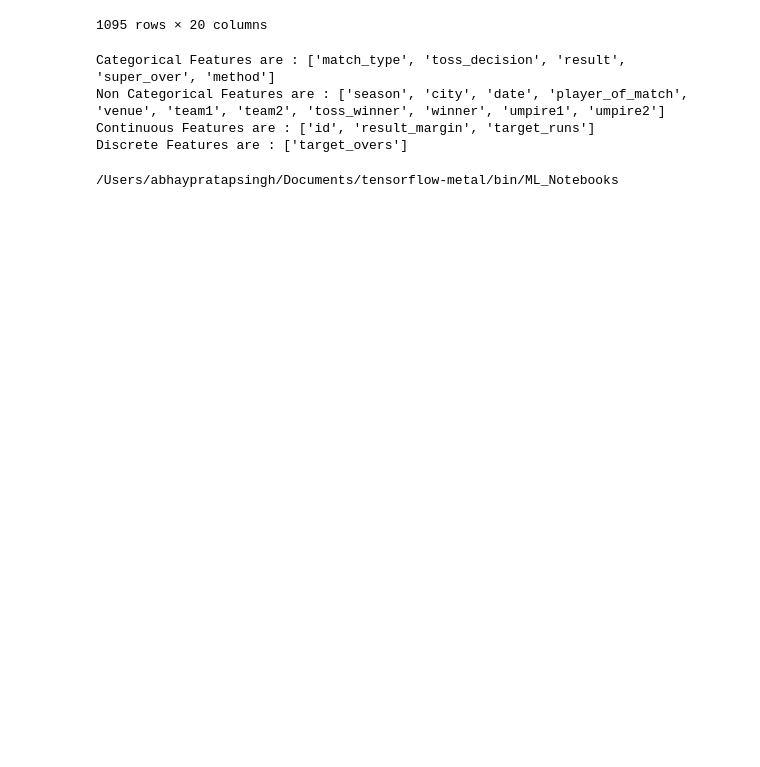
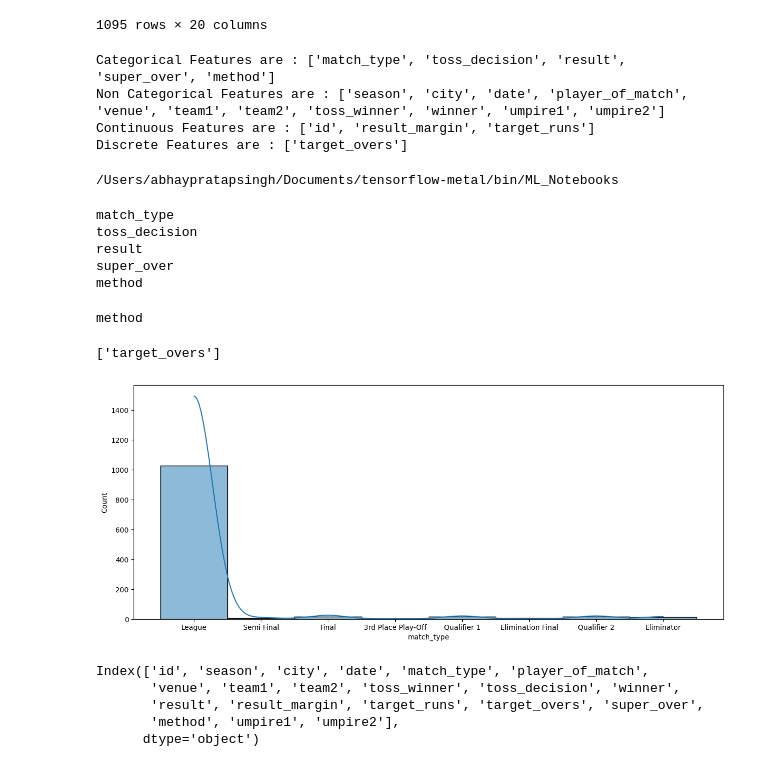
Before and after one commit to abhayp111/abhayp111, a Jupyter notebook: IPL_Predictions.ipynb, the cells around one changed output. Cells and saved outputs as stored; diff of their text form; code cells hidden in the pictures; blank space fills up the shorter version.

```diff
--- a/IPL_Predictions.ipynb
+++ b/IPL_Predictions.ipynb
@@ -204,3 +209,12 @@ Discrete Features are : ['target_overs']
 !pwd
 # %% [output]
 /Users/abhaypratapsingh/Documents/tensorflow-metal/bin/ML_Notebooks
+# %%
+for i in categorical:
+    print(i)
+# %% [output]
+match_type
+toss_decision
+result
+super_over
+method
@@ -206,0 +223,22 @@ Discrete Features are : ['target_overs']
+# %%
+type(corr_matrix)
+# %% [output]
+method
+# %%
+continuous
+# %% [output]
+['target_overs']
+# %%
+plt.figure(figsize=(15,6))
+sns.histplot(df['match_type'],bins=1000,kde=True,palette='hls')
+plt.show()
+# %% [output]
+[figure, added]
+# %%
+df.columns
+# %% [output]
+Index(['id', 'season', 'city', 'date', 'match_type', 'player_of_match',
+       'venue', 'team1', 'team2', 'toss_winner', 'toss_decision', 'winner',
+       'result', 'result_margin', 'target_runs', 'target_overs', 'super_over',
+       'method', 'umpire1', 'umpire2'],
+      dtype='object')
```
Also changed, not shown: parts of 33 cells of this notebook.
